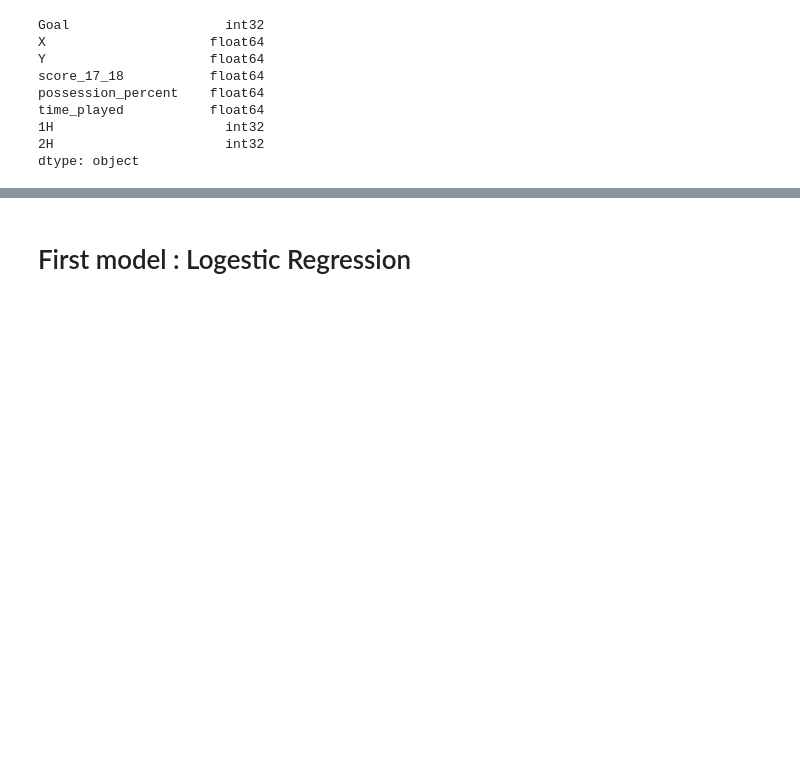
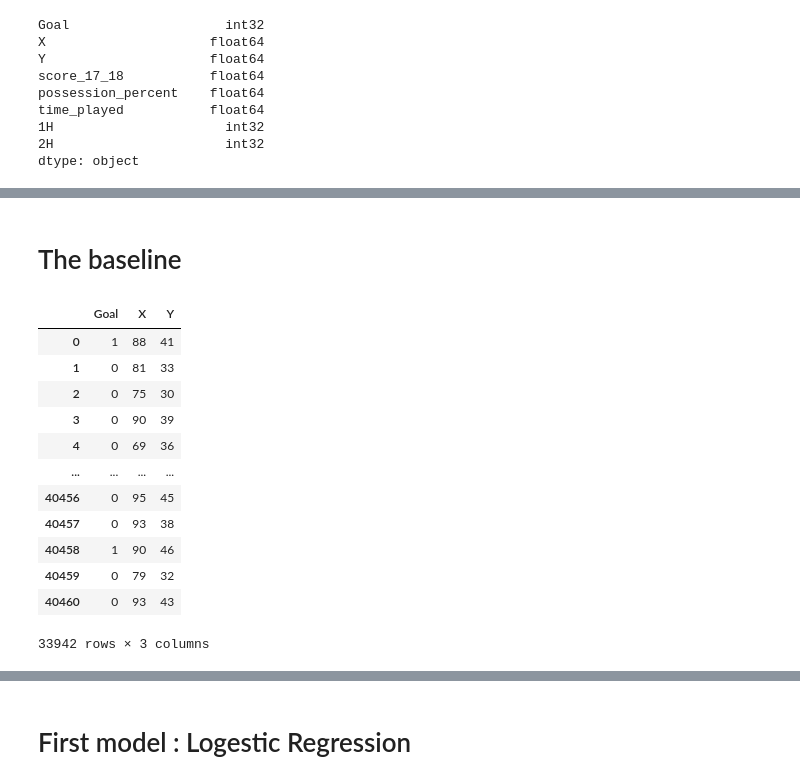
Before and after one commit to Anhali/xG_model-_python, a Jupyter notebook: xG_model.ipynb, the cells around one changed output, grey strips where cells are left out. Cells and saved outputs as stored; diff of their text form; code cells hidden in the pictures; blank space fills up the shorter version.

```diff
--- a/xG_model.ipynb
+++ b/xG_model.ipynb
@@ -413,0 +414,39 @@ shots_model
+# %% [markdown]
+# The baseline
+# %%
+basic_shots_model = pd.DataFrame(columns=['Goal', 'X', 'Y'])
+
+for i, shot in shots_df.iterrows():
+     header=0
+     for shottags in shot['tags']:
+        if shottags['id']==403:
+            header=1
+    #Only include non-headers
+     if not(header):
+    # Process all shots, including headers
+        basic_shots_model.at[i, 'X'] = shot['positions'][0]['x']
+        basic_shots_model.at[i, 'Y'] = shot['positions'][0]['y']
+
+
+    # Was it a goal
+        basic_shots_model.at[i, 'Goal'] = 0
+        for shottags in shot['tags']:
+        # Tags contain that its a goal
+            if shottags['id'] == 101:
+                basic_shots_model.at[i, 'Goal'] = 1
+
+basic_shots_model
+# %% [output]
+|  | Goal | X | Y |
+| 0 | 1 | 88 | 41 |
+| 1 | 0 | 81 | 33 |
+| 2 | 0 | 75 | 30 |
+| 3 | 0 | 90 | 39 |
+| 4 | 0 | 69 | 36 |
+| ... | ... | ... | ... |
+| 40456 | 0 | 95 | 45 |
+| 40457 | 0 | 93 | 38 |
+| 40458 | 1 | 90 | 46 |
+| 40459 | 0 | 79 | 32 |
+| 40460 | 0 | 93 | 43 |
+33942 rows × 3 columns
```
Also changed, not shown: parts of 24 cells of this notebook.
